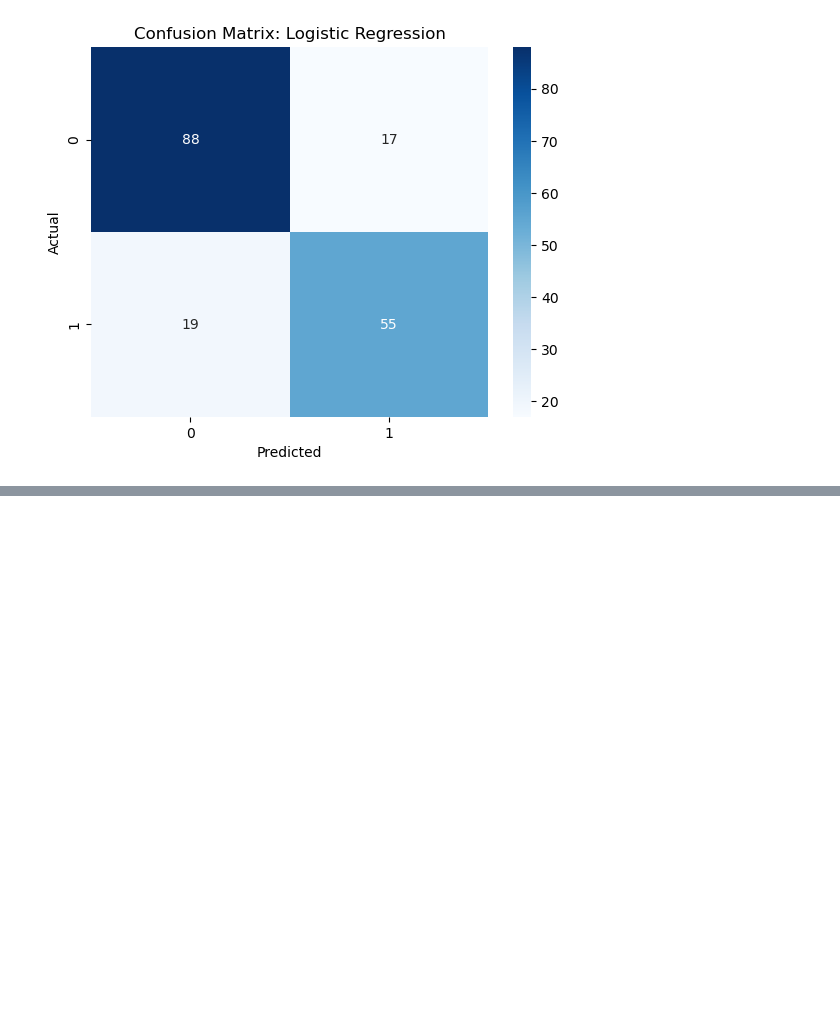
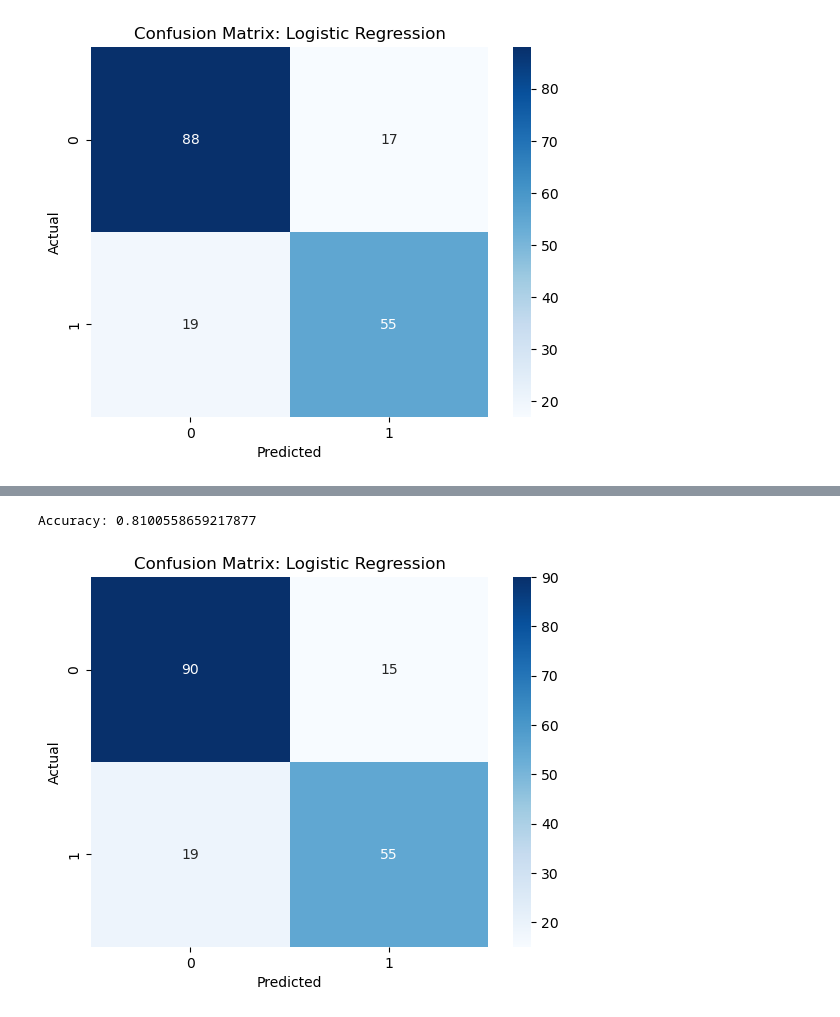
Before and after one commit to Vikram729/INDE577_DS_ML, a Jupyter notebook: Supervised Learning/02-logistic_regression/02-logistic_regression.ipynb, the cells around one changed output, grey strips where cells are left out. Cells and saved outputs as stored; diff of their text form; code cells hidden in the pictures; blank space fills up the shorter version.

Commit message:
Linear and Logistic regression

```diff
--- a/Supervised Learning/02-logistic_regression/02-logistic_regression.ipynb
+++ b/Supervised Learning/02-logistic_regression/02-logistic_regression.ipynb
@@ -75,0 +96,29 @@ Accuracy: 0.7988826815642458
+# %%
+# Updated Features
+X = titanic[['age', 'fare', 'pclass', 'sex_male', 'embarked_Q', 'embarked_S', 'sibsp', 'parch']]
+
+# Splitting and Scaling
+X_train, X_test, y_train, y_test = train_test_split(X, y, test_size=0.2, random_state=42)
+scaler = StandardScaler()
+X_train_scaled = scaler.fit_transform(X_train)
+X_test_scaled = scaler.transform(X_test)
+
+# Training with Regularization
+log_reg = LogisticRegression(penalty='l2', C=1.0)  # L2 regularization
+log_reg.fit(X_train_scaled, y_train)
+
+# Making Predictions and Evaluating
+y_pred = log_reg.predict(X_test_scaled)
+
+accuracy = accuracy_score(y_test, y_pred)
+conf_matrix = confusion_matrix(y_test, y_pred)
+
+print("Accuracy:", accuracy)
+sns.heatmap(conf_matrix, annot=True, fmt="d", cmap="Blues")
+plt.title("Confusion Matrix: Logistic Regression")
+plt.xlabel("Predicted")
+plt.ylabel("Actual")
+plt.show()
+# %% [output]
+Accuracy: 0.8100558659217877
+[figure, added]
```
Also changed, not shown: parts of 2 cells of this notebook, 3 other files.
